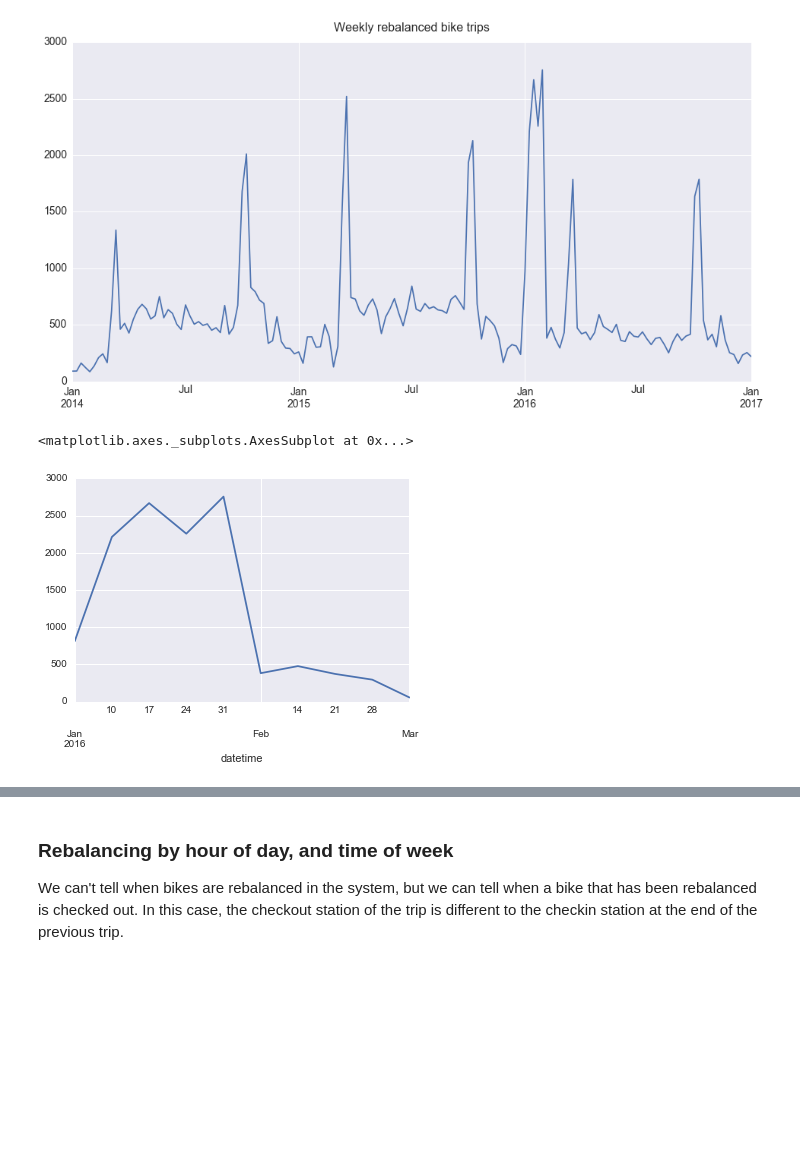
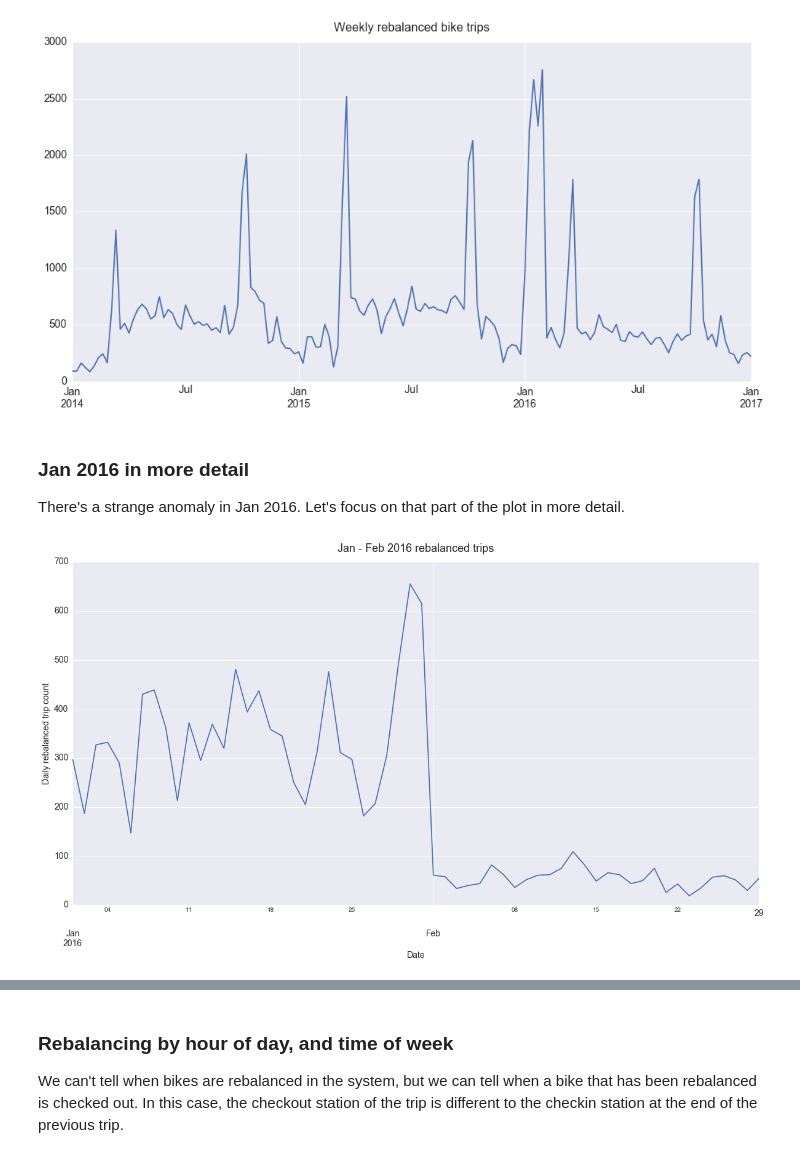
Before and after one commit to timgasser/bcycle-austin, a Jupyter notebook: notebooks/bcycle_all_data_eda.ipynb, the cells around one changed output, grey strips where cells are left out. Cells and saved outputs as stored; diff of their text form; code cells hidden in the pictures; blank space fills up the shorter version.

Commit message:
Got graph visualization working .. not sure best type to use yet.

```diff
--- a/notebooks/bcycle_all_data_eda.ipynb
+++ b/notebooks/bcycle_all_data_eda.ipynb
@@ -556,11 +517,15 @@ ax.tick_params(axis='y', labelsize=14)
 ax.tick_params(axis = 'both', which = 'minor', labelsize = 15)
 # %% [output]
 [figure]
+# %% [markdown]
+### Jan 2016 in more detail
+
+There's a strange anomaly in Jan 2016. Let's focus on that part of the plot in more detail.
 # %%
 rebalance_df = trips_df['2016-01':'2016-02'].copy()
 rebalance_df = rebalance_df[rebalance_df['rebalance']]
-rebalance_df = rebalance_df['rebalance'].resample('1W').sum().fillna(0)
-rebalance_df.plot.line()
+rebalance_df = rebalance_df['rebalance'].resample('1D').sum().fillna(0)
+plot_lines(rebalance_df, plt.subplots(1,1,figsize=(20,10)),
+           title='Jan - Feb 2016 rebalanced trips', xlabel='Date', ylabel='Daily rebalanced trip count')
 # %% [output]
-<matplotlib.axes._subplots.AxesSubplot at 0x...>
-[figure, old version]
+[figure, new version]
```
Also changed, not shown: parts of 12 cells of this notebook.
